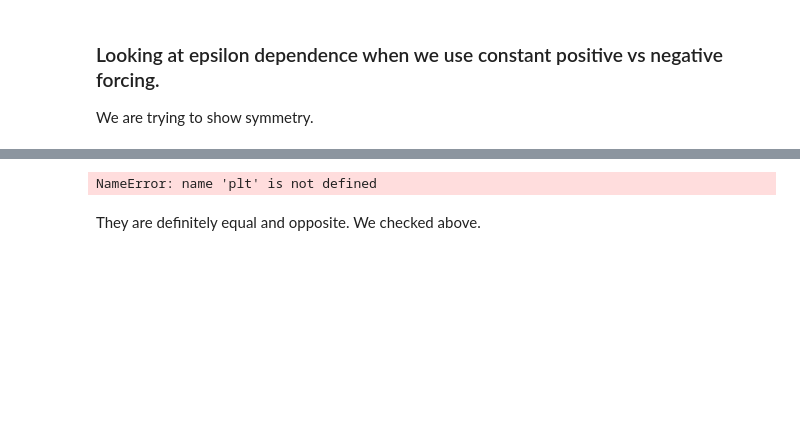
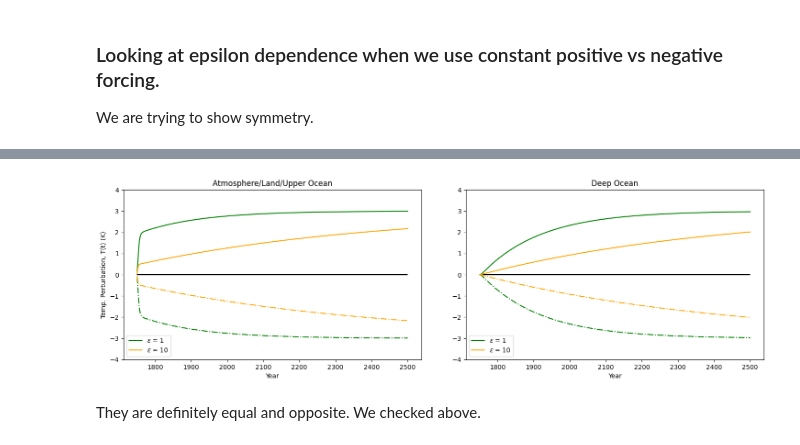
Before and after one commit to francesmcginley/ar6, a Jupyter notebook: Exploration/W6TimeLag.ipynb, the cells around one changed output, grey strips where cells are left out. Drawn from its saved outputs; the diff is of its cells as text; code cells hidden in the pictures; blank space fills up the shorter version.

```diff
--- a/Exploration/W6TimeLag.ipynb
+++ b/Exploration/W6TimeLag.ipynb
@@ -1490,6 +1490,8 @@ The larger transfer coefficients are interesting as the top and bottom layers st
 # %% [markdown]
 ### Changing $\varepsilon$, the efficacy of heat ocean uptake
 In Geoffroy 1 : $\varepsilon =1 $
+# %%
+runs ={}
 # %%
 xs = np.arange(751)
 xs = xs * 4/50
@@ -1578,6 +1580,7 @@ a.append("p")
 print(a)
 # %%
 epsilons = [-1, 0.1, 1, 1.29, 10, 100]
+epsilons = [1,10]
 force_mags = [-4, 4]
 
 scenario_names = []
@@ -1626,7 +1640,7 @@ print(5//2)
 # %%
 fig, axs = plt.subplots(1,2)
 fig.subplots_adjust(wspace=0.15); fig.set_figwidth(18)
-axs[0].set_ylabel('Temp, T(t)')
+axs[0].set_ylabel('Temp. Perturbation, T(t) (K)')
 #fig.suptitle("Varying Deep ocean heat uptake efficiency")
 
 epsilons = [1, 10]
@@ -1646,40 +1660,40 @@ colors = ["green", "orange", "b", "c", "y", "m"]
 
 run_outputs = [runs.get(key) for key in scenario_names]
 
-layers = ["Top Layer", "Deep Sea"]
+layers = ["Atmosphere/Land/Upper Ocean", "Deep Ocean"]
 
 
 
 i= 0
 for (run, scen, label) in zip (run_outputs, scenario_names, labels):
 
     color = colors[i//2]
     i += 1
     style = "dashdot"
     l = None
     if i//2 == i/2:
         l = label
         style = None
 
     for (subpl, col, layer) in zip(axs, [0,1], layers):
 
         if col == 0:
             subpl.plot(run.time, run.tg, label = l, color = color, linestyle = style, linewidth = 1.5)
         else:
              subpl.plot(run.time, run.tlev[:,1], label = l, color = color, linestyle = style, linewidth = 1.5)
         subpl.title.set_text(layer)
         subpl.set_xlabel('Year')
         #subpl.plot(run.time,triang_pulse, linestyle = "dotted")
         #subpl.plot(run.time, (run.tg- run.tlev[:,1]), label = "$T-T_0$")
         subpl.hlines(0, 1750, 2500, 'k')
         subpl.set_ylim(-4,4)
 
 
 for subpl in axs:
 
     subpl.legend(loc = "lower left")
 # %% [output]
-NameError: name 'plt' is not defined
+[figure, added]
 # %%
 print(scenario_names)
 print(run_outputs)
```
Also changed, not shown: parts of 1 cell of this notebook, 3 other files.
